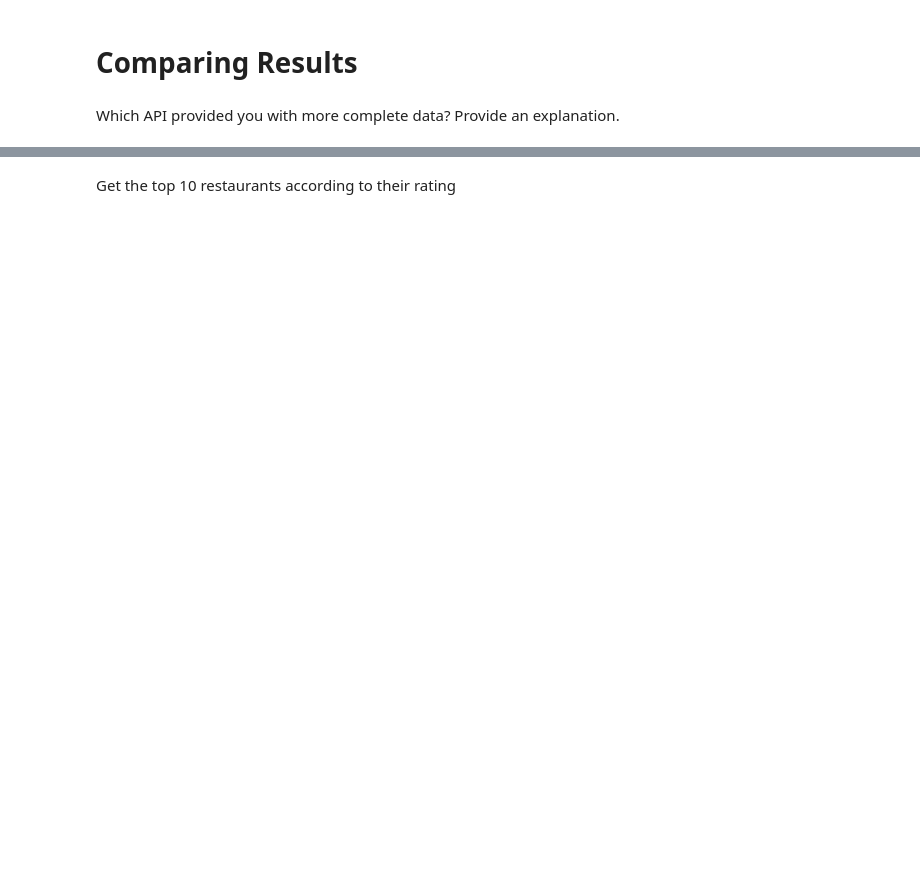
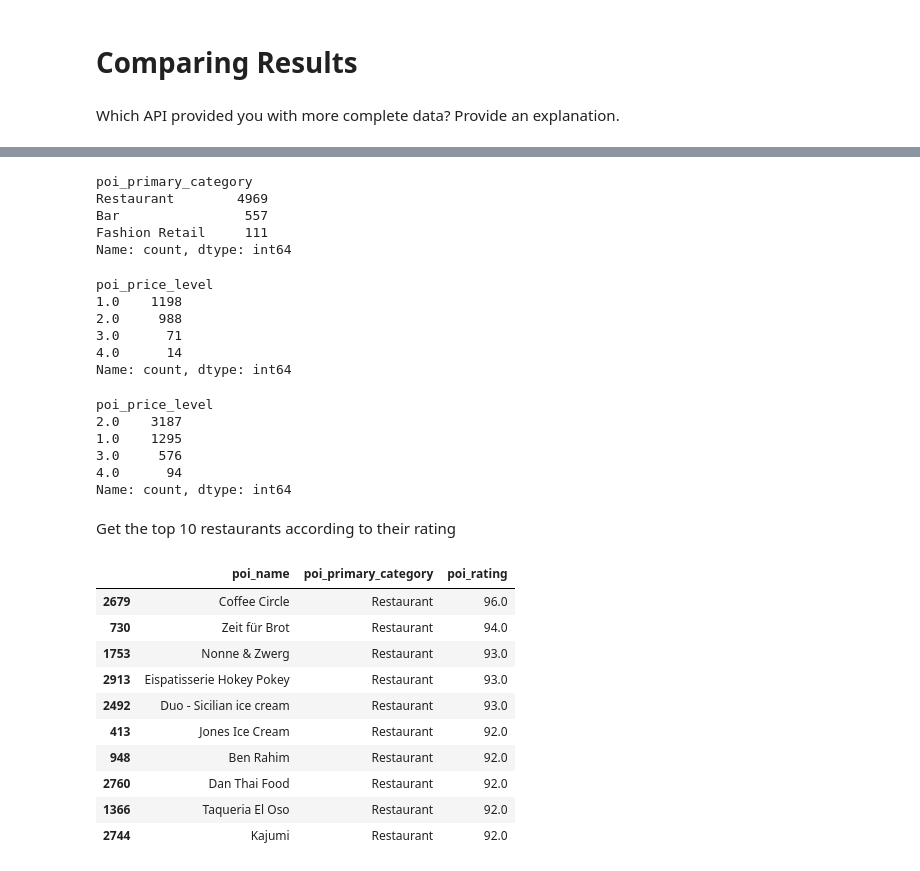
Before and after one commit to eekom-research/Statistical-Modelling-Project, a Jupyter notebook: notebooks/yelp_foursquare_EDA.ipynb, the cells around one changed output, grey strips where cells are left out. Saved outputs shown, nothing was run; the diff lists cells and outputs as text; code cells hidden in the pictures; blank space fills up the shorter version.

```diff
--- a/notebooks/yelp_foursquare_EDA.ipynb
+++ b/notebooks/yelp_foursquare_EDA.ipynb
@@ -449,0 +455,26 @@ Which API provided you with more complete data? Provide an explanation.
+# %%
+poi_yelp_df['poi_primary_category'].value_counts()
+# %% [output]
+poi_primary_category
+Restaurant        4969
+Bar                557
+Fashion Retail     111
+Name: count, dtype: int64
+# %%
+poi_fs_df['poi_price_level'].value_counts()
+# %% [output]
+poi_price_level
+1.0    1198
+2.0     988
+3.0      71
+4.0      14
+Name: count, dtype: int64
+# %%
+poi_yelp_df['poi_price_level'].value_counts()
+# %% [output]
+poi_price_level
+2.0    3187
+1.0    1295
+3.0     576
+4.0      94
+Name: count, dtype: int64
@@ -450,2 +493,20 @@ Which API provided you with more complete data? Provide an explanation.
 # %% [markdown]
 Get the top 10 restaurants according to their rating
+# %%
+# Foursquare top 10 restaurants according to their rating
+temp_fs_df = poi_fs_df[poi_fs_df['poi_primary_category']=='Restaurant']
+temp_fs_df = temp_fs_df.sort_values(by='poi_rating',ascending=False)
+unique_fs_df = temp_fs_df.drop_duplicates(subset='poi_name', keep ='first')
+unique_fs_df[['poi_name','poi_primary_category','poi_rating']].head(10)
+# %% [output]
+|  | poi_name | poi_primary_category | poi_rating |
+| 2679 | Coffee Circle | Restaurant | 96.0 |
+| 730 | Zeit für Brot | Restaurant | 94.0 |
+| 1753 | Nonne & Zwerg | Restaurant | 93.0 |
+| 2913 | Eispatisserie Hokey Pokey | Restaurant | 93.0 |
+| 2492 | Duo - Sicilian ice cream | Restaurant | 93.0 |
+| 413 | Jones Ice Cream | Restaurant | 92.0 |
+| 948 | Ben Rahim | Restaurant | 92.0 |
+| 2760 | Dan Thai Food | Restaurant | 92.0 |
+| 1366 | Taqueria El Oso | Restaurant | 92.0 |
+| 2744 | Kajumi | Restaurant | 92.0 |
```
Also changed, not shown: parts of 7 cells of this notebook, 3 other files.
